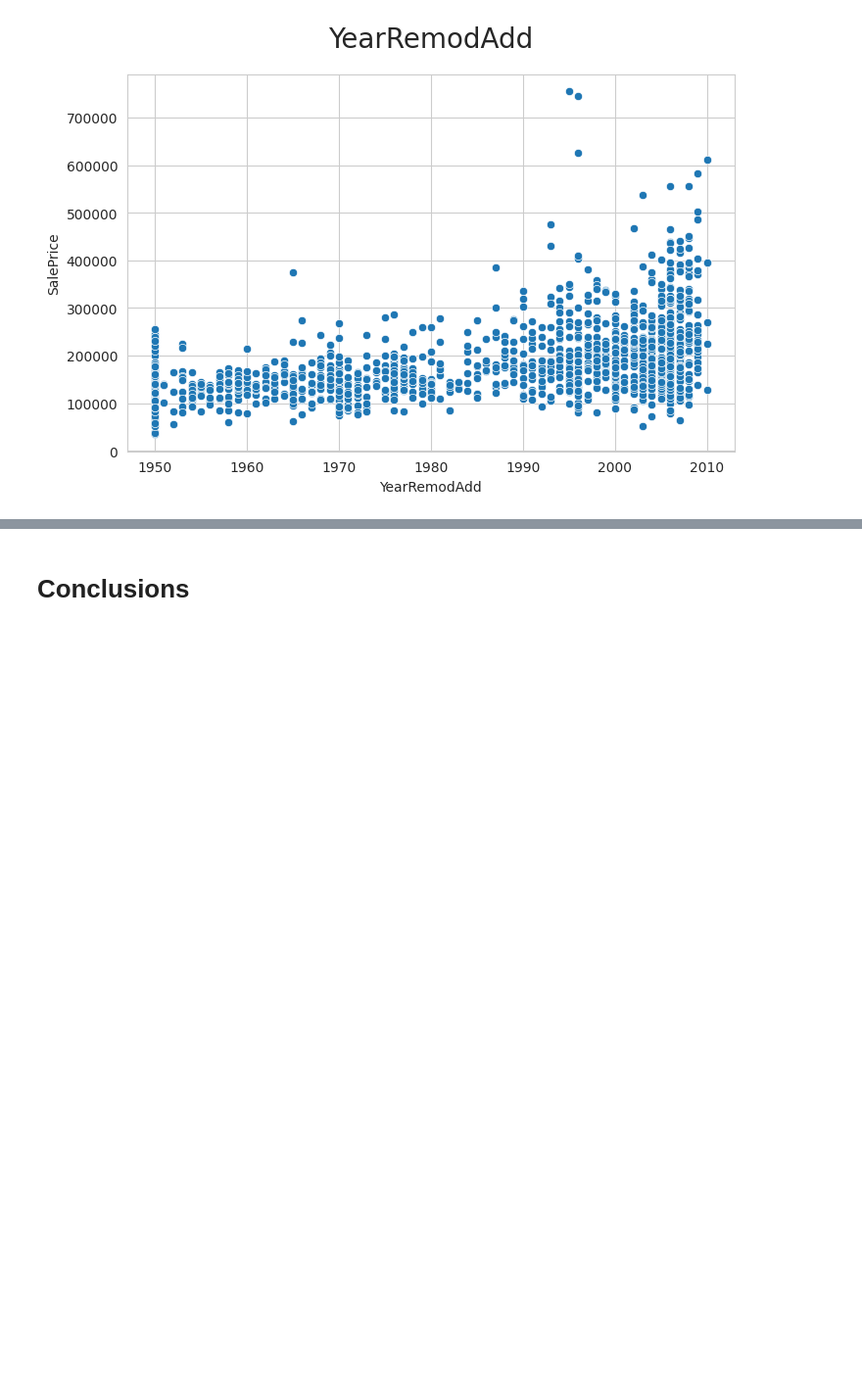
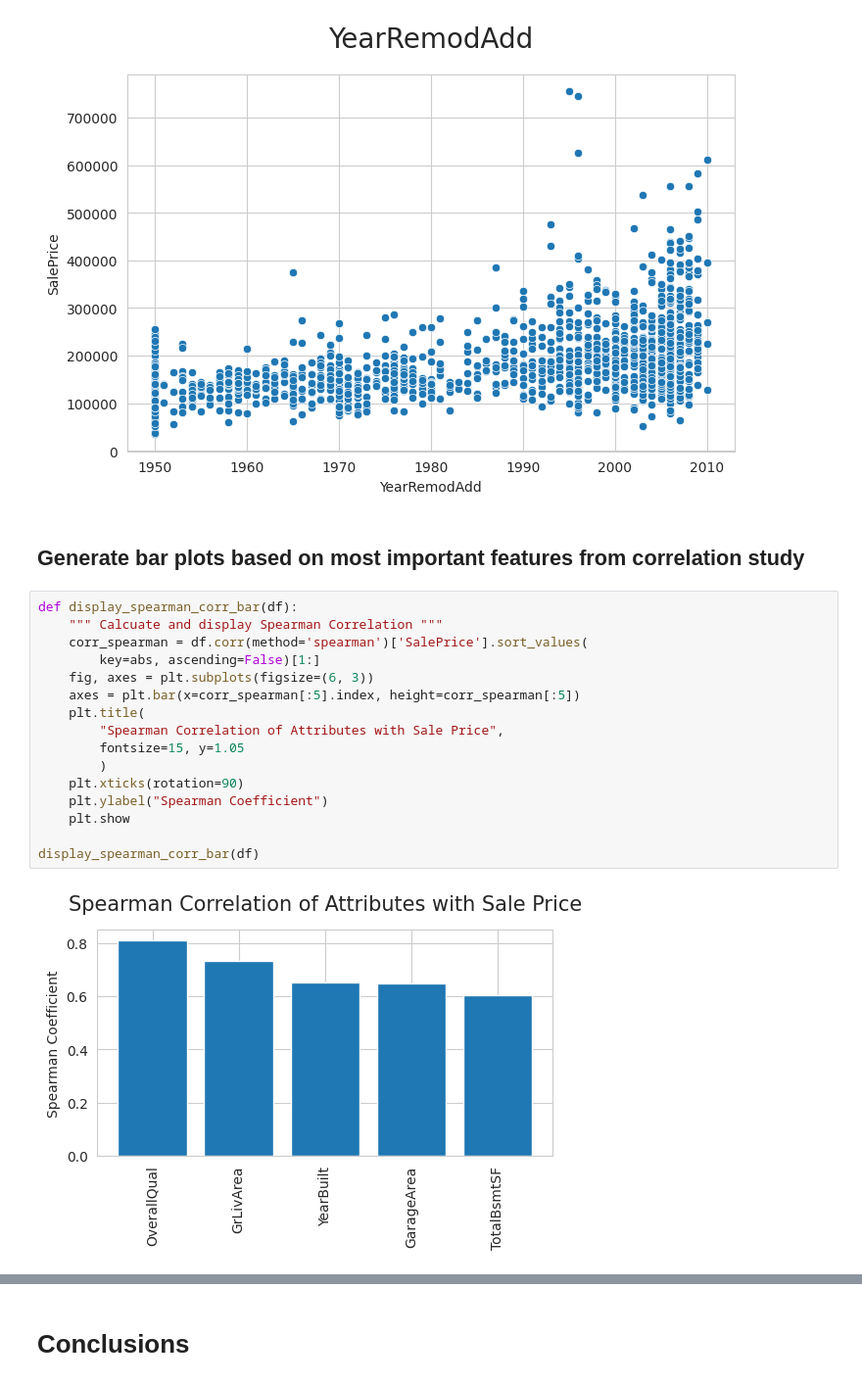
Before and after one commit to helenmurugan/heritage-housing-issues, a Jupyter notebook: jupyter_notebooks/03_Data_Visualisations_v2.ipynb, the cells around one changed output, grey strips where cells are left out. Shown at 98% size. Drawn from its saved outputs; the diff is of its cells as text; blank space fills up the shorter version.

Commit message:
feat: Add bar plots to Data_Visualisations_v2

```diff
--- a/jupyter_notebooks/03_Data_Visualisations_v2.ipynb
+++ b/jupyter_notebooks/03_Data_Visualisations_v2.ipynb
@@ -328,3 +328,23 @@ plot_numerical(df_eda, vars_to_study)
 [figure]
 [figure]
 [figure]
+# %% [markdown]
+## Generate bar plots based on most important features from correlation study
+# %%
+def display_spearman_corr_bar(df):
+    """ Calcuate and display Spearman Correlation """
+    corr_spearman = df.corr(method='spearman')['SalePrice'].sort_values(
+        key=abs, ascending=False)[1:]
+    fig, axes = plt.subplots(figsize=(6, 3))
+    axes = plt.bar(x=corr_spearman[:5].index, height=corr_spearman[:5])
+    plt.title(
+        "Spearman Correlation of Attributes with Sale Price",
+        fontsize=15, y=1.05
+        )
+    plt.xticks(rotation=90)
+    plt.ylabel("Spearman Coefficient")
+    plt.show
+
+display_spearman_corr_bar(df)
+# %% [output]
+[figure, added]
```
Also changed, not shown: parts of 4 cells of this notebook.
